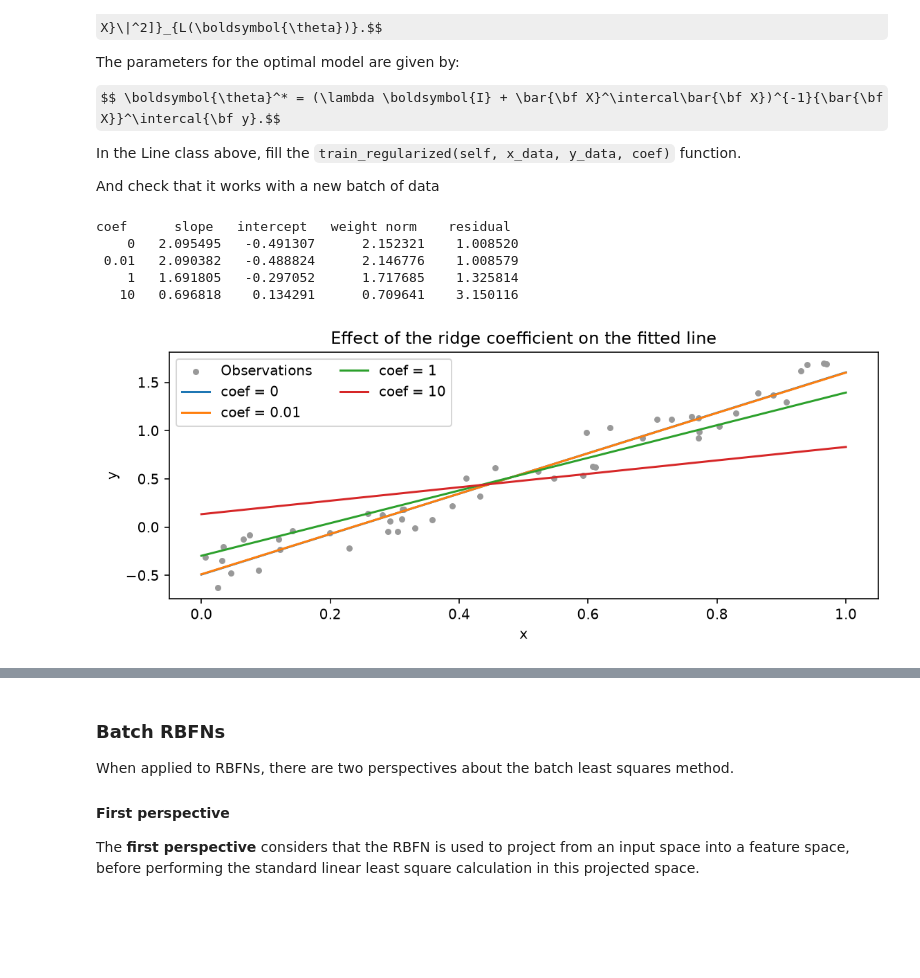
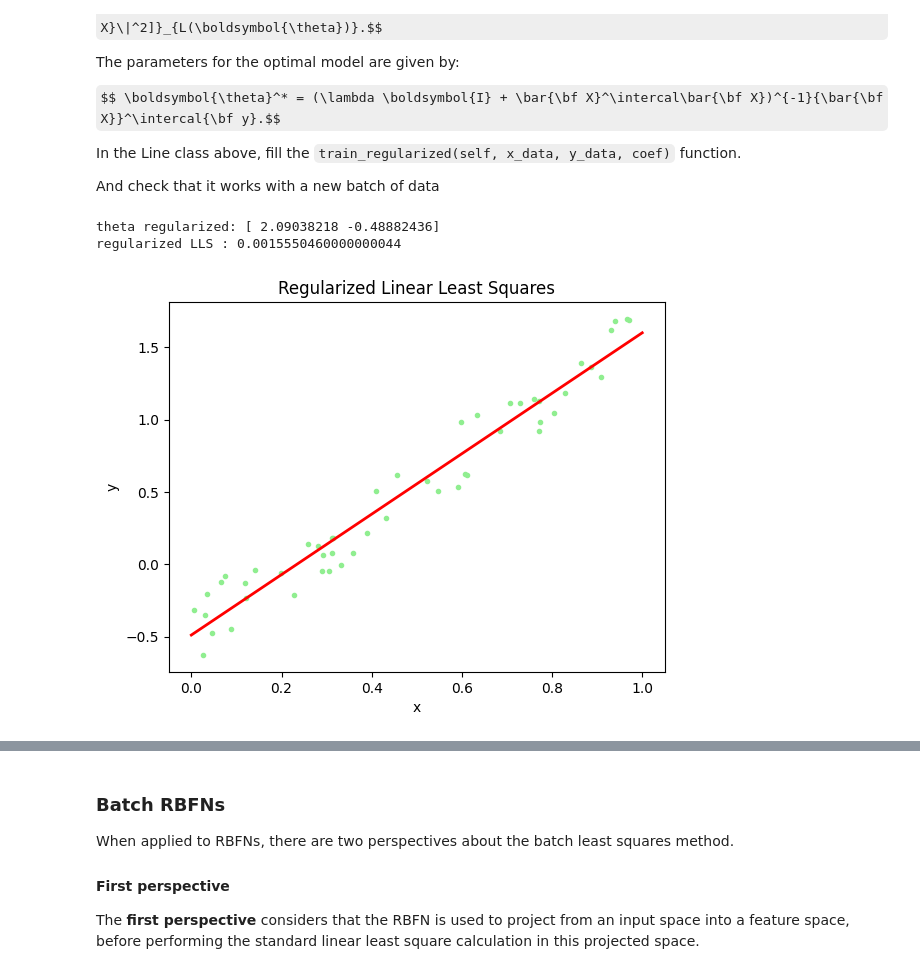
Before and after one commit to Rito-Uddin/APCO_TPs, a Jupyter notebook: 01-regression.Kardad_Uddin.ipynb, the cells around one changed output, grey strips where cells are left out. Saved outputs shown, nothing was run; the diff lists cells and outputs as text; code cells hidden in the pictures; some formulas as TeX source; blank space fills up the shorter version.

```diff
--- a/01-regression.Kardad_Uddin.ipynb
+++ b/01-regression.Kardad_Uddin.ipynb
@@ -384,32 +389,21 @@ In the Line class above, fill the `train_regularized(self, x_data, y_data, coef)
 
 And check that it works with a new batch of data
 # %%
-# Use the same 50 observations for every penalty, including ordinary LLS.
-ridge_model = LinearModel(size)
-ridge_comparison = []
-grid_linear = np.linspace(0, 1, 500)[:, None]
-fig, ax = plt.subplots(figsize=(8, 3.4))
-ax.scatter(x.ravel(), y, s=12, color="0.6", label="Observations")
-print("coef      slope   intercept   weight norm    residual")
-for coef in (0, 0.01, 1, 10):
-    ridge_model.train_regularized(x, y, coef)
-    slope, intercept = ridge_model.theta
-    norm = np.linalg.norm(ridge_model.theta)
-    residual = ridge_model.compute_error(x, y)
-    ridge_comparison.append((coef, slope, intercept, norm, residual))
-    print(f"{coef:5g} {slope:10.6f} {intercept:11.6f} {norm:13.6f} {residual:11.6f}")
-    ax.plot(grid_linear.ravel(), ridge_model.f(grid_linear), label=f"coef = {coef:g}")
-ax.set(xlabel="x", ylabel="y", title="Effect of the ridge coefficient on the fitted line")
-ax.legend(ncol=2)
-fig.tight_layout()
-plt.show()
+# We use the same batch as before, uncomment if you want to use another batch
+# lf = LinearLatentFunction()
+# size = 50
+# batch = lf.get_batch(size)
+model = LinearModel(size)
+
+start = time.process_time()
+model.train_regularized(batch.x_data, batch.y_data, coef=0.01)
+print("theta regularized:", model.theta)
+print("regularized LLS :", time.process_time() - start)
+model.plot(batch.x_data, batch.y_data, "Regularized Linear Least Squares")
 # %% [output]
-coef      slope   intercept   weight norm    residual
-    0   2.095495   -0.491307      2.152321    1.008520
- 0.01   2.090382   -0.488824      2.146776    1.008579
-    1   1.691805   -0.297052      1.717685    1.325814
-   10   0.696818    0.134291      0.709641    3.150116
+theta regularized: [ 2.09038218 -0.48882436]
+regularized LLS : 0.0015550460000000044
-[figure, old version]
+[figure, new version]
 # %% [markdown]
 ## Study part: linear least squares
 
```
Also changed, not shown: parts of 19 cells of this notebook, 2 other files.
